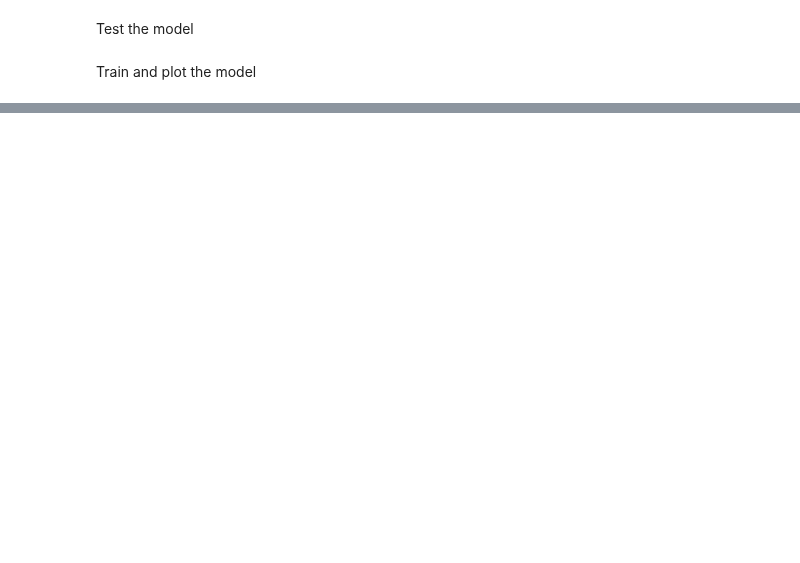
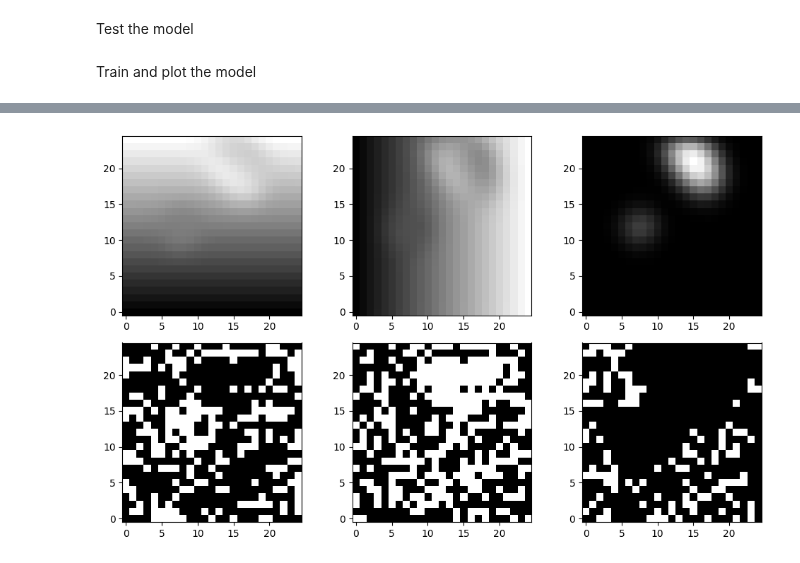
Before and after one commit to cmanzo/TFM_LodeSTAR, a Jupyter notebook: lodestar2.ipynb, the cells around one changed output, grey strips where cells are left out. Saved outputs shown, nothing was run; the diff lists cells and outputs as text; code cells hidden in the pictures; blank space fills up the shorter version.

```diff
--- a/lodestar2.ipynb
+++ b/lodestar2.ipynb
@@ -409,12 +472,14 @@ plt.show()
 # %%
 test_dataloader = DataLoader(test_dataset, batch_size=8, shuffle=True)
 lodestar.eval()
-output = lodestar(next(iter(test_dataloader))).detach()
+output2 = lodestar(next(iter(test_dataloader))).detach()
 
 plt.figure(figsize=(10, 6))
 for i in range(6):
 	plt.subplot(2, 3, i + 1)
-	plt.imshow(output[1,i,...], cmap="gray", origin="lower")
-	# plt.scatter(position[1], position[0], c="r")
+	plt.imshow(output2[1,i,...], cmap="gray", origin="lower")
+	#plt.scatter(position[1], position[0], c="r")
 plt.tight_layout()
 plt.show()
+# %% [output]
+[figure, added]
```
Also changed, not shown: parts of 6 cells of this notebook.
